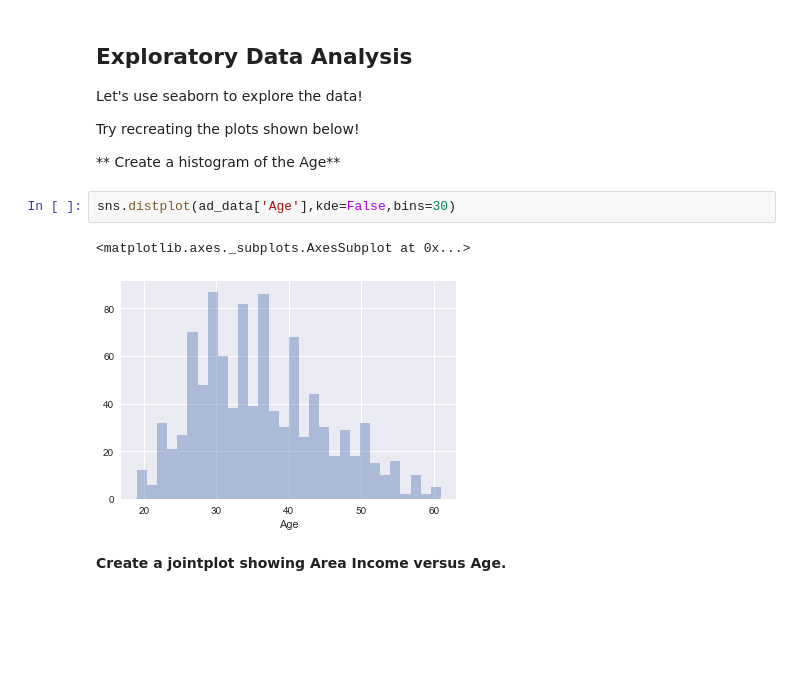
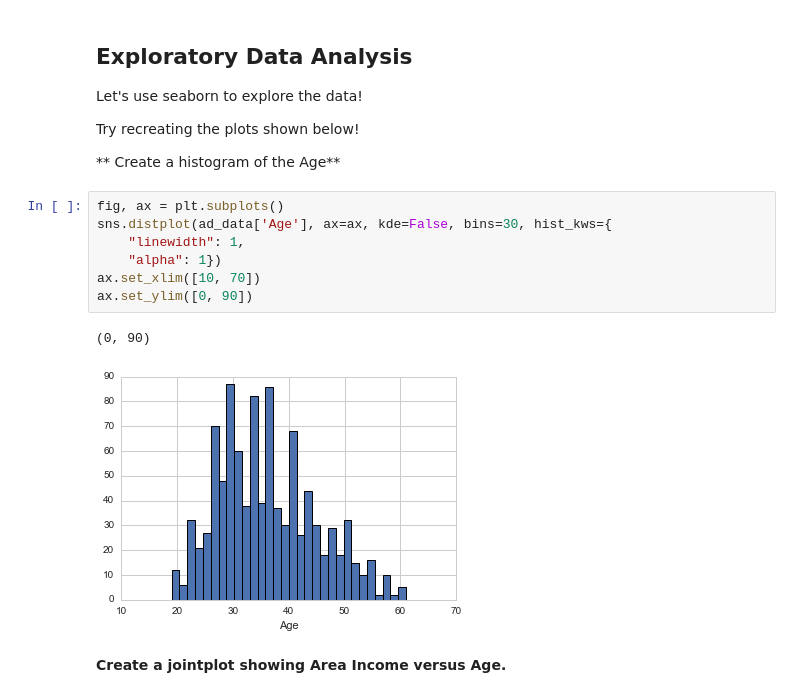
Before and after one commit to kwarodom/sidtechtalent, a Jupyter notebook: ML-Week2/Lecture8 Supervised Learning - Logistic Regression/Logistic Regression Project .ipynb, the cells around one changed output. Cells and saved outputs as stored; diff of their text form; blank space fills up the shorter version.

```diff
--- a/ML-Week2/Lecture8 Supervised Learning - Logistic Regression/Logistic Regression Project .ipynb
+++ b/ML-Week2/Lecture8 Supervised Learning - Logistic Regression/Logistic Regression Project .ipynb
@@ -81,11 +82,16 @@ Let's use seaborn to explore the data!
 Try recreating the plots shown below!
 
 ** Create a histogram of the Age**
-# %%
-sns.distplot(ad_data['Age'],kde=False,bins=30)
-# %% [output]
-<matplotlib.axes._subplots.AxesSubplot at 0x...>
-[figure, removed]
+# %%
+fig, ax = plt.subplots()
+sns.distplot(ad_data['Age'], ax=ax, kde=False, bins=30, hist_kws={
+    "linewidth": 1,
+    "alpha": 1})
+ax.set_xlim([10, 70])
+ax.set_ylim([0, 90])
+# %% [output]
+(0, 90)
+[figure, added]
 # %% [markdown]
 **Create a jointplot showing Area Income versus Age.**
 # %%
```
Also changed, not shown: parts of 7 cells of this notebook.
